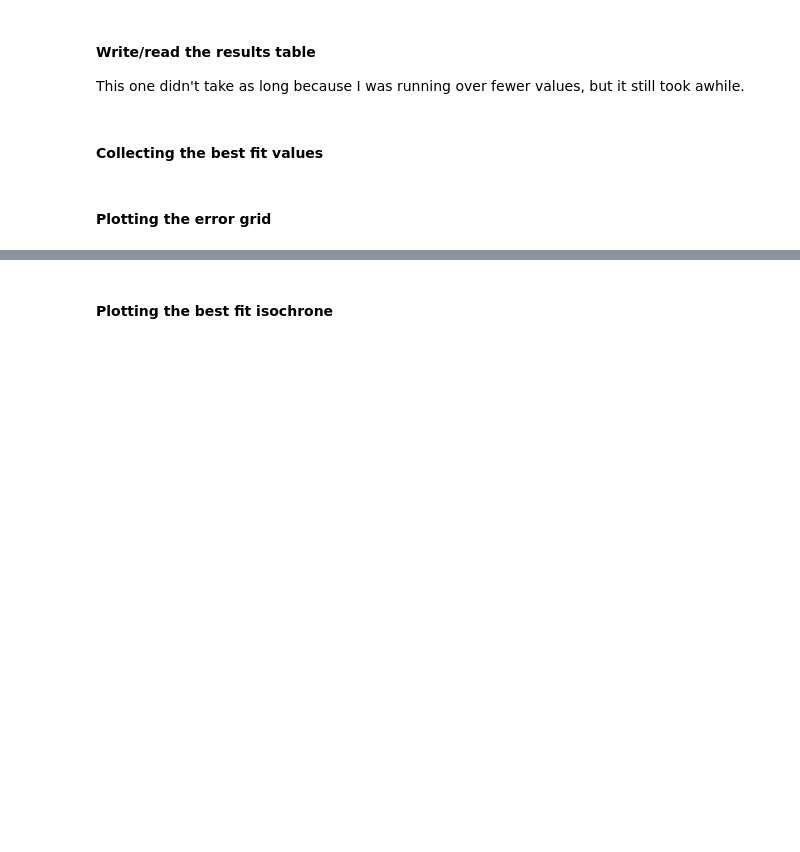
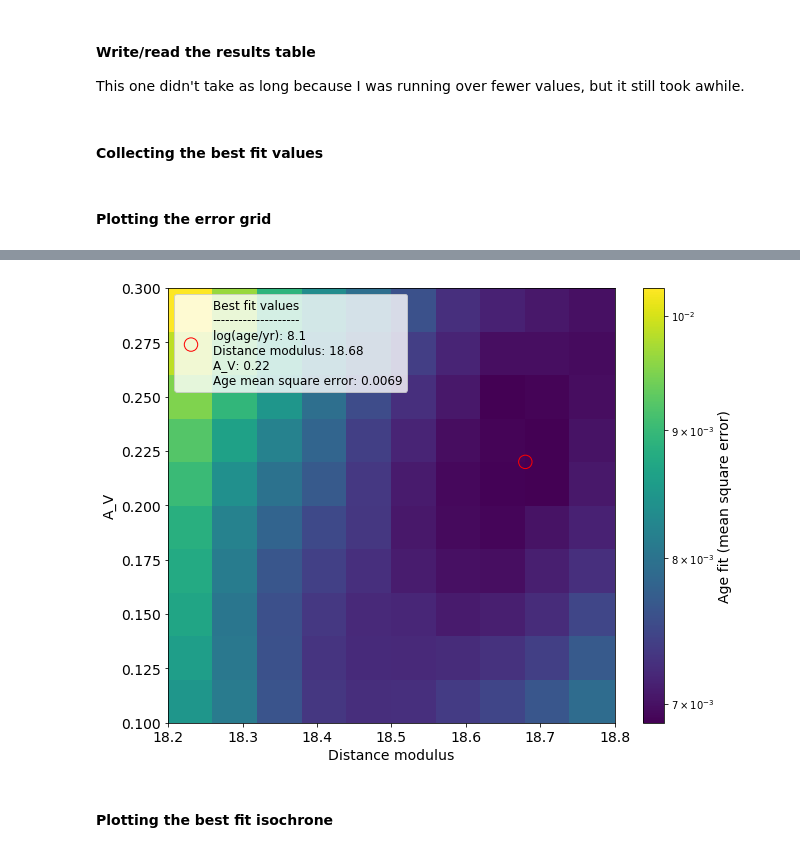
Before and after one commit to ceb8/CepheidVariables, a Jupyter notebook: notebooks/Age_determination.ipynb, the cells around one changed output, grey strips where cells are left out. Drawn from its saved outputs; the diff is of its cells as text; code cells hidden in the pictures; blank space fills up the shorter version.

```diff
--- a/notebooks/Age_determination.ipynb
+++ b/notebooks/Age_determination.ipynb
@@ -253,7 +277,7 @@ age_fit_table_zoom = Table(names=["log(age/yr)","age fit error","distance modulu
 This one didn't take as long because I was running over fewer values, but it still took awhile.
 # %%
 #age_fit_table_zoom.write("../data/NGC1866_data_tables/age_fit_table_zoom.ecsv",format="ascii.ecsv")
-age_fit_table_zoom = Table.read("../data/NGC1866_data_tables/age_fit_table.ecsv")
+age_fit_table_zoom = Table.read("../data/NGC1866_data_tables/age_fit_table_zoom.ecsv")
 # %% [markdown]
 #### Collecting the best fit values
 # %%
@@ -266,25 +290,26 @@ age_err = age_fit_table_zoom["age fit error"][best_ind]
 # %% [markdown]
 #### Plotting the error grid
 # %%
-fig = plt.figure(figsize=(8,6))
+fig = plt.figure(figsize=(10,8))
 ax = fig.add_subplot(111)
+ax.tick_params(axis='both', which='major', labelsize=14)
 
 im = ax.pcolormesh(age_fit_table_zoom["distance modulus"].reshape(11,11),
                    age_fit_table_zoom["A_V"].reshape(11,11),
                    age_fit_table_zoom["age fit error"].reshape(11,11),
                    cmap='viridis',norm=LogNorm())
 cbar = plt.colorbar(im)
-cbar.ax.set_ylabel('Age fit (mean square error)')
+cbar.ax.set_ylabel('Age fit (mean square error)', size=14)
 
-best_fit_ind = np.argmin(all_age_errs)
+best_fit_ind = np.argmin(age_fit_table_zoom["age fit error"])
 ax.scatter(dist_mod, A_V, marker='o', edgecolor='red', facecolor="None", s=180,
            label=f"Best fit values\n--------------------\nlog(age/yr): {age:.3}\nDistance modulus: {dist_mod:.4}\nA_V: {A_V:.3}\nAge mean square error: {age_err:.2}")
 
-ax.legend(loc="upper left")
-ax.set_xlabel("Distance modulus")
-ax.set_ylabel("A_V")
+ax.legend(loc="upper left", fontsize=12)
+ax.set_xlabel("Distance modulus", size=14)
+ax.set_ylabel("A_V", size=14)
 
-plt.savefig("../doc/plots/age_fit.pdf")
+plt.savefig("../doc/plots/age_fit_zoom.pdf")
 
 plt.show()
 # %% [output]
@@ -293,3 +316,4 @@ plt.show()
+[figure, added]
 # %% [markdown]
 #### Plotting the best fit isochrone
 # %%
```
Also changed, not shown: parts of 13 cells of this notebook, 4 other files.
